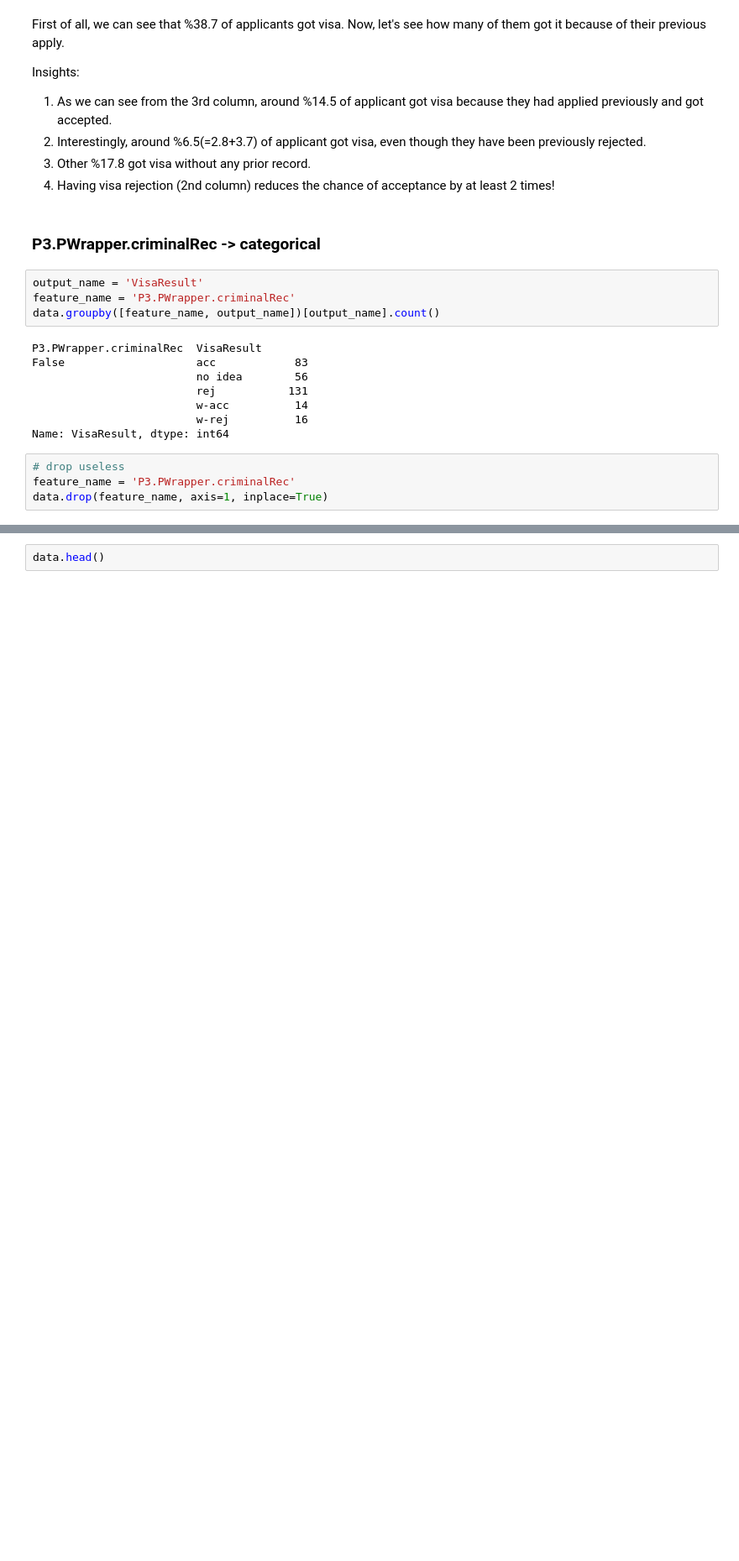
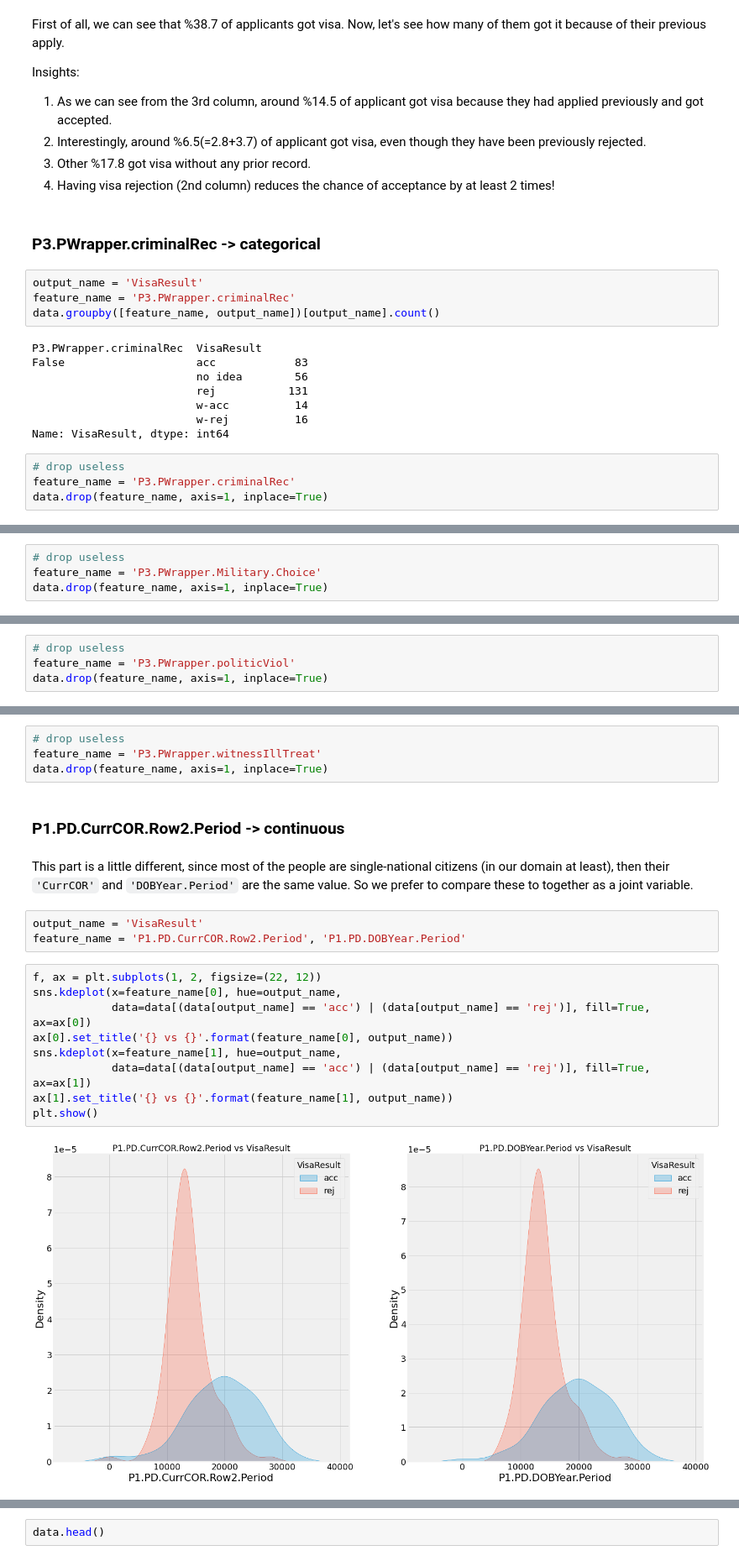
Before and after one commit to Nikronic/visaland-visa-form-utility, a Jupyter notebook: notebooks/data_exploration_dev.ipynb, the cells around one changed output, grey strips where cells are left out. Shown at 84% size. Saved outputs shown, nothing was run; the diff lists cells and outputs as text; blank space fills up the shorter version.

Commit message:
EDA till `P1.PD.DOBYear.Period`

```diff
--- a/notebooks/data_exploration_dev.ipynb
+++ b/notebooks/data_exploration_dev.ipynb
@@ -2003,0 +2055,4 @@ data.drop(feature_name, axis=1, inplace=True)
+# %%
+# drop useless
+feature_name = 'P3.PWrapper.Military.Choice'
+data.drop(feature_name, axis=1, inplace=True)
@@ -2003,0 +2075,4 @@ data.drop(feature_name, axis=1, inplace=True)
+# %%
+# drop useless
+feature_name = 'P3.PWrapper.politicViol'
+data.drop(feature_name, axis=1, inplace=True)
@@ -2003,0 +2093,23 @@ data.drop(feature_name, axis=1, inplace=True)
+# %%
+# drop useless
+feature_name = 'P3.PWrapper.witnessIllTreat'
+data.drop(feature_name, axis=1, inplace=True)
+# %% [markdown]
+### P1.PD.CurrCOR.Row2.Period -> continuous
+# %% [markdown]
+This part is a little different, since most of the people are single-national citizens (in our domain at least), then their `'CurrCOR'` and `'DOBYear.Period'` are the same value.
+So we prefer to compare these to together as a joint variable.
+# %%
+output_name = 'VisaResult'
+feature_name = 'P1.PD.CurrCOR.Row2.Period', 'P1.PD.DOBYear.Period'
+# %%
+f, ax = plt.subplots(1, 2, figsize=(22, 12))
+sns.kdeplot(x=feature_name[0], hue=output_name,
+            data=data[(data[output_name] == 'acc') | (data[output_name] == 'rej')], fill=True, ax=ax[0])
+ax[0].set_title('{} vs {}'.format(feature_name[0], output_name))
+sns.kdeplot(x=feature_name[1], hue=output_name,
+            data=data[(data[output_name] == 'acc') | (data[output_name] == 'rej')], fill=True, ax=ax[1])
+ax[1].set_title('{} vs {}'.format(feature_name[1], output_name))
+plt.show()
+# %% [output]
+[figure, added]
```
Also changed, not shown: parts of 35 cells of this notebook.
